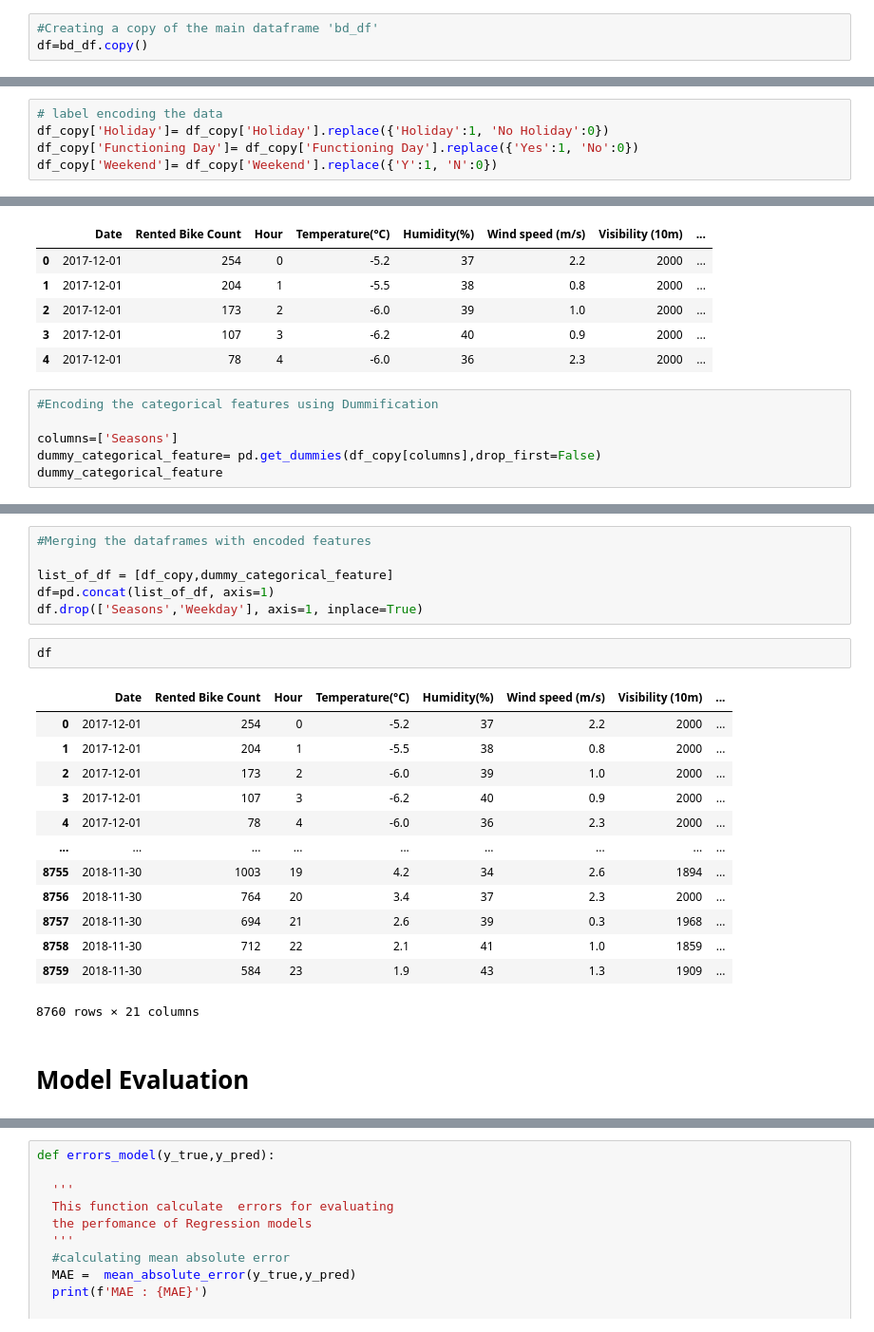
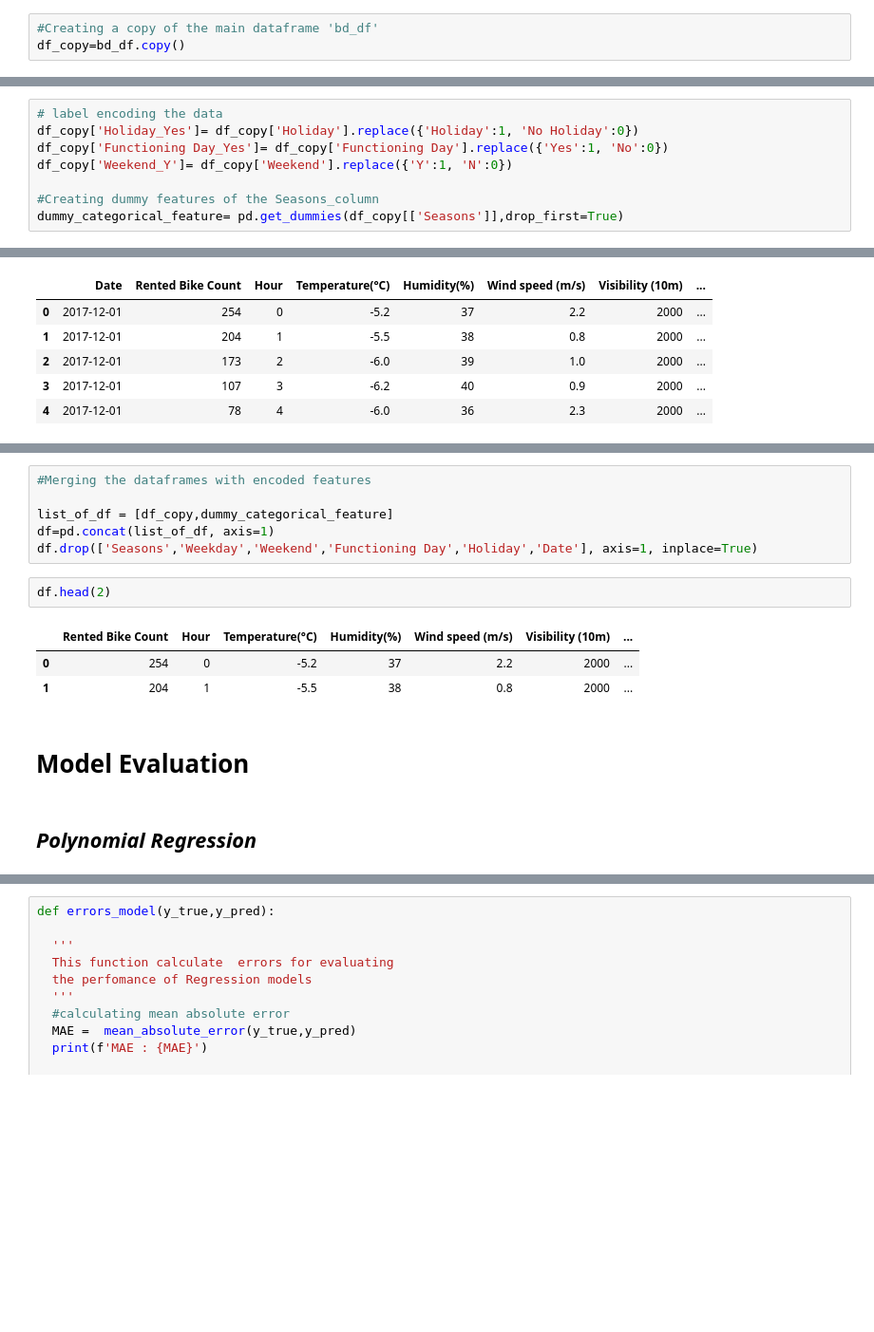
Before and after one commit to RadhikaRM/BikeShareDemandprediction, a Jupyter notebook: Bike_Sharing_Prediction.ipynb, the cells around one changed output, grey strips where cells are left out. Shown at 95% size. Cells and saved outputs as stored; diff of their text form; blank space fills up the shorter version.

```diff
--- a/Bike_Sharing_Prediction.ipynb
+++ b/Bike_Sharing_Prediction.ipynb
@@ -478,4 +503,4 @@ check_vif(bd_df[['Hour', 'Temperature(°C)', 'Humidity(%)','Wind speed (m/s)', '
 bd_df.drop(columns=['Dew point temperature(°C)','Year'],inplace=True)
 # %%
 #Creating a copy of the main dataframe 'bd_df'
-df=bd_df.copy()
+df_copy=bd_df.copy()
@@ -488,5 +507,8 @@ categorical_columns=['Seasons']
 # %%
 # label encoding the data
-df_copy['Holiday']= df_copy['Holiday'].replace({'Holiday':1, 'No Holiday':0})
-df_copy['Functioning Day']= df_copy['Functioning Day'].replace({'Yes':1, 'No':0})
-df_copy['Weekend']= df_copy['Weekend'].replace({'Y':1, 'N':0})
+df_copy['Holiday_Yes']= df_copy['Holiday'].replace({'Holiday':1, 'No Holiday':0})
+df_copy['Functioning Day_Yes']= df_copy['Functioning Day'].replace({'Yes':1, 'No':0})
+df_copy['Weekend_Y']= df_copy['Weekend'].replace({'Y':1, 'N':0})
+
+#Creating dummy features of the Seasons_column
+dummy_categorical_feature= pd.get_dummies(df_copy[['Seasons']],drop_first=True)
@@ -499,9 +535,3 @@ df_copy.head(5)
 | 2 | 2017-12-01 | 173 | 2 | -6.0 | 39 | 1.0 | 2000 | ... |
 | 3 | 2017-12-01 | 107 | 3 | -6.2 | 40 | 0.9 | 2000 | ... |
 | 4 | 2017-12-01 | 78 | 4 | -6.0 | 36 | 2.3 | 2000 | ... |
-# %%
-#Encoding the categorical features using Dummification
-
-columns=['Seasons']
-dummy_categorical_feature= pd.get_dummies(df_copy[columns],drop_first=False)
-dummy_categorical_feature
@@ -524,24 +540,16 @@ dummy_categorical_feature
 
 list_of_df = [df_copy,dummy_categorical_feature]
 df=pd.concat(list_of_df, axis=1)
-df.drop(['Seasons','Weekday'], axis=1, inplace=True)
+df.drop(['Seasons','Weekday','Weekend','Functioning Day','Holiday','Date'], axis=1, inplace=True)
 # %%
-df
+df.head(2)
 # %% [output]
-|  | Date | Rented Bike Count | Hour | Temperature(°C) | Humidity(%) | Wind speed (m/s) | Visibility (10m) | ... |
-| 0 | 2017-12-01 | 254 | 0 | -5.2 | 37 | 2.2 | 2000 | ... |
-| 1 | 2017-12-01 | 204 | 1 | -5.5 | 38 | 0.8 | 2000 | ... |
-| 2 | 2017-12-01 | 173 | 2 | -6.0 | 39 | 1.0 | 2000 | ... |
-| 3 | 2017-12-01 | 107 | 3 | -6.2 | 40 | 0.9 | 2000 | ... |
-| 4 | 2017-12-01 | 78 | 4 | -6.0 | 36 | 2.3 | 2000 | ... |
-| ... | ... | ... | ... | ... | ... | ... | ... | ... |
-| 8755 | 2018-11-30 | 1003 | 19 | 4.2 | 34 | 2.6 | 1894 | ... |
-| 8756 | 2018-11-30 | 764 | 20 | 3.4 | 37 | 2.3 | 2000 | ... |
-| 8757 | 2018-11-30 | 694 | 21 | 2.6 | 39 | 0.3 | 1968 | ... |
-| 8758 | 2018-11-30 | 712 | 22 | 2.1 | 41 | 1.0 | 1859 | ... |
-| 8759 | 2018-11-30 | 584 | 23 | 1.9 | 43 | 1.3 | 1909 | ... |
+|  | Rented Bike Count | Hour | Temperature(°C) | Humidity(%) | Wind speed (m/s) | Visibility (10m) | ... |
+| 0 | 254 | 0 | -5.2 | 37 | 2.2 | 2000 | ... |
+| 1 | 204 | 1 | -5.5 | 38 | 0.8 | 2000 | ... |
-8760 rows × 21 columns
 # %% [markdown]
 # **Model Evaluation**
+# %% [markdown]
+## ***Polynomial Regression***
 # %%
 from sklearn.linear_model import LinearRegression
```
Also changed, not shown: parts of 30 cells of this notebook.
